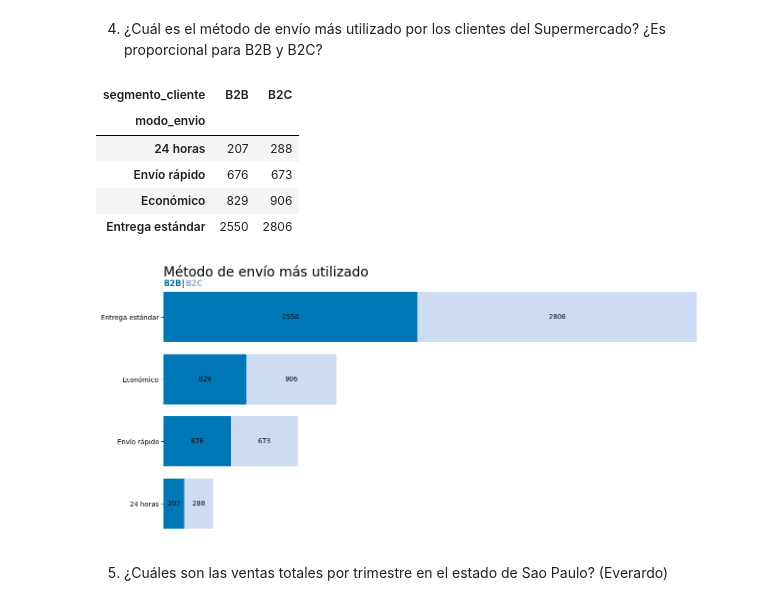
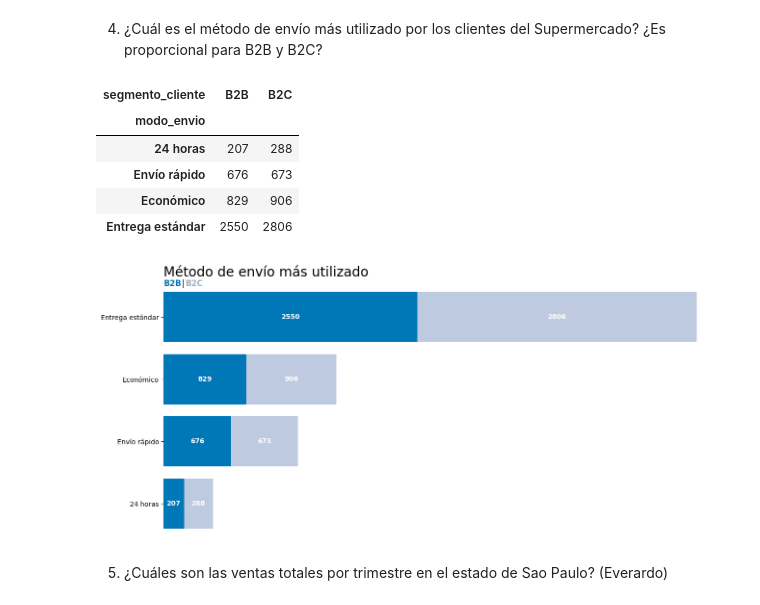
Before and after one commit to pabloing93/supermarket-sales-analysis, a Jupyter notebook: Supermarket_Sales_Analysis.ipynb, the cells around one changed output. Cells and saved outputs as stored; diff of their text form; code cells hidden in the pictures.

Commit message:
Pregunta 4: Ajustes en los colores del gráfico

```diff
--- a/Supermarket_Sales_Analysis.ipynb
+++ b/Supermarket_Sales_Analysis.ipynb
@@ -62,36 +62,36 @@ df_ventas_limpio
 #Code here
 #Preparando los datos
 df_modo_envio = df_ventas_limpio[['modo_envio', 'segmento_cliente']].copy()
 modo_envio = df_modo_envio['modo_envio']
 segmento = df_modo_envio['segmento_cliente']
 df_modo_envio = pd.crosstab(index=modo_envio, columns=segmento).sort_values('B2B')
 #Graficando
 fig, ax = plt.subplots(figsize=(15,7))
 # fig.set_facecolor('#3D3D3D')
 plt.box(False)
 plt.gca().xaxis.set_visible(False)
 plt.title('Método de envío más utilizado', loc='left', fontsize=20)
 plt.text(0,3.5,'B2B', color='#0077b6', fontweight='bold', fontsize=12)
 plt.text(180,3.5,'|', fontsize=12)
 plt.text(220,3.5,'B2C', color='#9CACC9', fontweight='bold', fontsize=12)
 x = df_modo_envio.index
 y1 = df_modo_envio['B2B']
 y2 = df_modo_envio['B2C']
 ax.barh(x, y1, color='#0077b6')
-ax.barh(x, y2, left=y1, color='#CDDBF3')
+ax.barh(x, y2, left=y1, color='#BECADF')
 
 for container in ax.containers:
-  ax.bar_label(container, label_type='center', labels = ())
+  ax.bar_label(container, label_type='center', labels = (), color="white", fontweight="bold")
 
 df_modo_envio
 # %% [output]
 | segmento_cliente | B2B | B2C |
 | modo_envio |  |  |
 | 24 horas | 207 | 288 |
 | Envío rápido | 676 | 673 |
 | Económico | 829 | 906 |
 | Entrega estándar | 2550 | 2806 |
-[figure, old version]
+[figure, new version]
 # %% [markdown]
 5. ¿Cuáles son las ventas totales por trimestre en el estado de Sao Paulo? (Everardo)
 # %%
```
